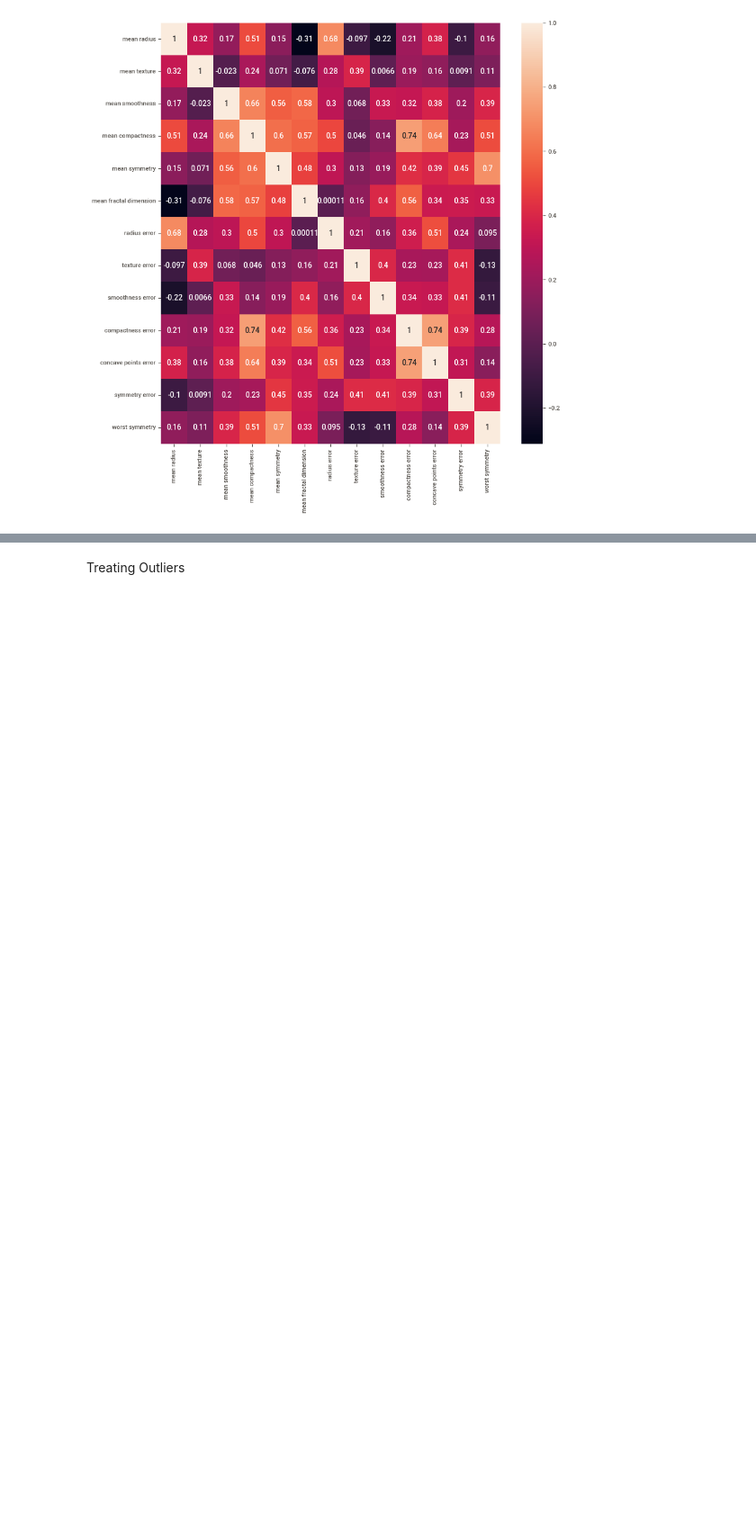
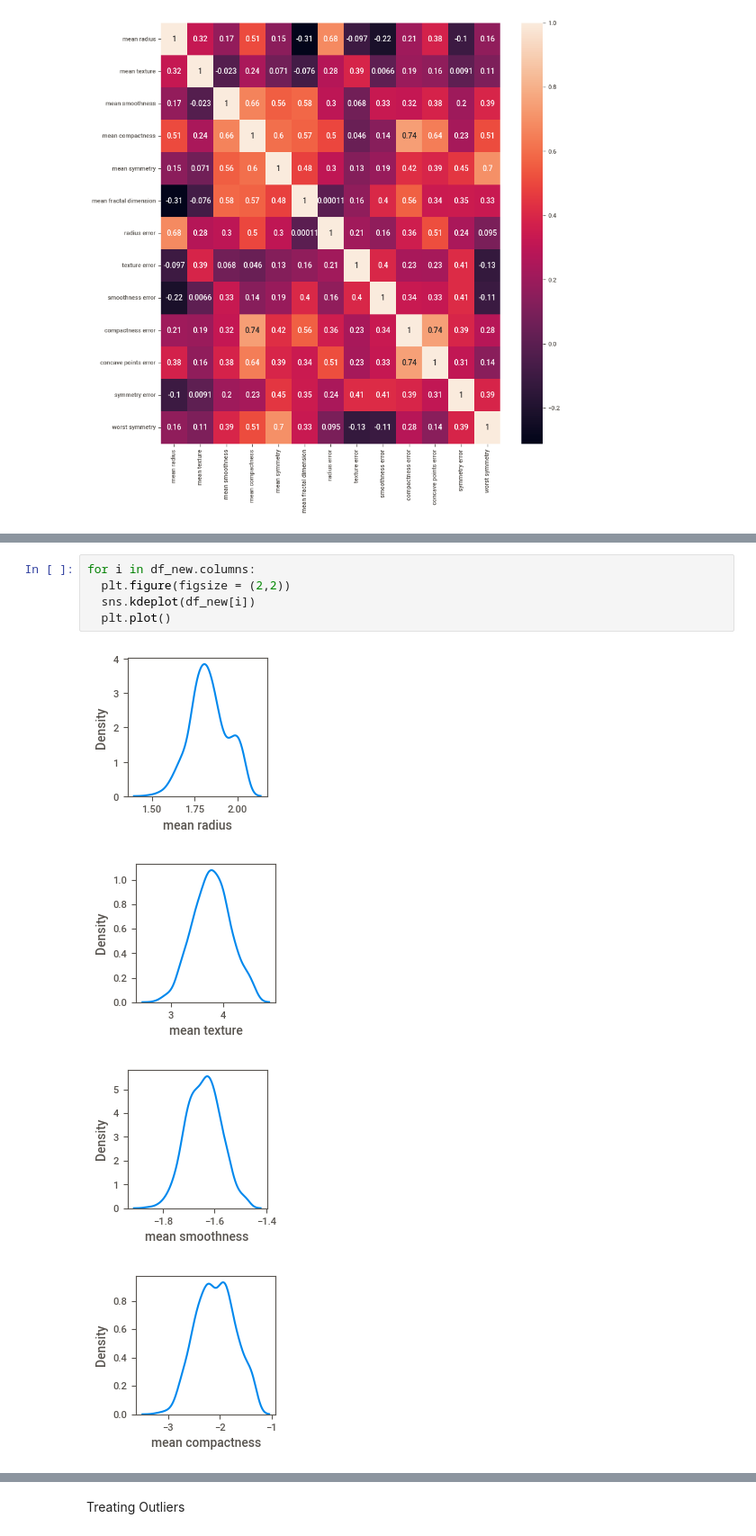
Before and after one commit to amballa-mahesh/Cancer_data_set_neural_network, a Jupyter notebook: Cancer_data_set_neural_network.ipynb, the cells around one changed output, grey strips where cells are left out. Shown: that part at 90% size. Cells and saved outputs as stored; diff of their text form; blank space fills up the shorter version.

```diff
--- a/Cancer_data_set_neural_network.ipynb
+++ b/Cancer_data_set_neural_network.ipynb
@@ -142,3 +142,13 @@ df_new.describe()
 | 50% | 13.370000 | 18.840000 | 0.095870 | 0.092630 | 0.179200 | 0.061540 | ... |
 | 75% | 15.780000 | 21.800000 | 0.105300 | 0.130400 | 0.195700 | 0.066120 | ... |
 | max | 28.110000 | 39.280000 | 0.163400 | 0.345400 | 0.304000 | 0.097440 | ... |
+# %%
+for i in df_new.columns:
+  plt.figure(figsize = (2,2))
+  sns.kdeplot(df_new[i])
+  plt.plot()
+# %% [output]
+[figure, added]
+[figure, added]
+[figure, added]
+[figure, added]
```
Also changed, not shown: parts of 1 cell of this notebook.
